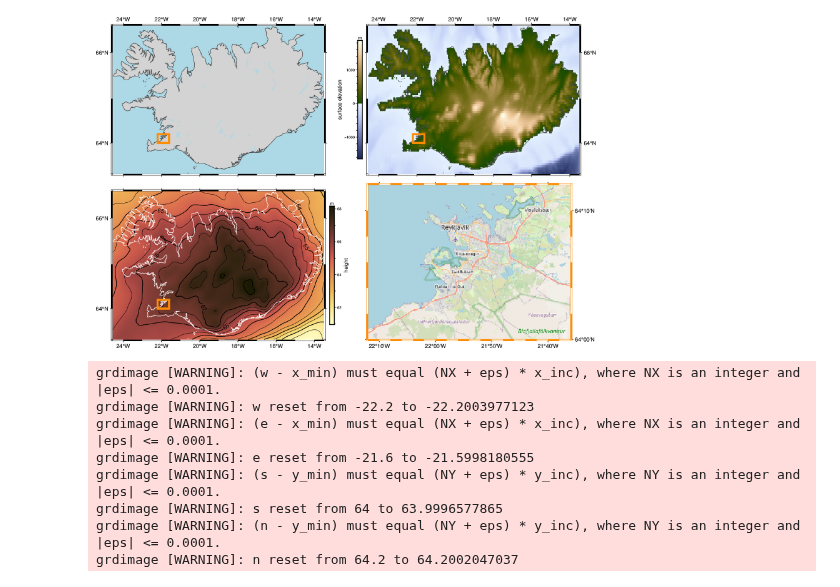
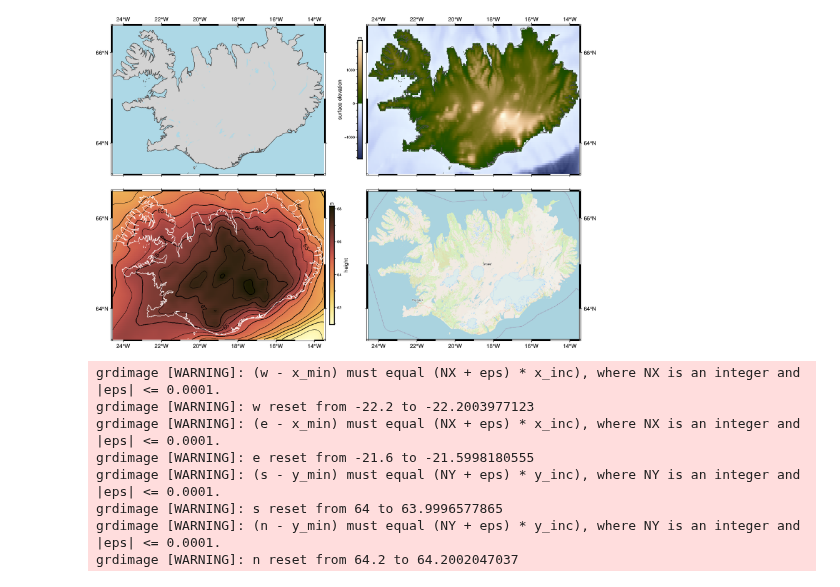
Before and after one commit to GenericMappingTools/pygmt-paper-figures, a Jupyter notebook: pygmt_paper_backgroundmaps_grdimage_contextily.ipynb, the cells around one changed output. Cells and saved outputs as stored; diff of their text form; code cells hidden in the pictures.

Commit message:
Use same study area for all maps

```diff
--- a/pygmt_paper_backgroundmaps_grdimage_contextily.ipynb
+++ b/pygmt_paper_backgroundmaps_grdimage_contextily.ipynb
@@ -2,18 +2,9 @@
 import pygmt
 
 
-region_main = "IS"  # country code for Iceland ("IS")
-args_base = {"region":region_main, "projection":"M12c"}
-args_grid = {"resolution":"03m", "region":region_main}
-
-lon_min = -22.2
-lon_max = -21.6
-lat_min = 64
-lat_max = 64.2
-region_rect = [lon_min, lon_max, lat_min, lat_max]
-x = [lon_min, lon_max, lon_max, lon_min, lon_min]
-y = [lat_min, lat_min, lat_max, lat_max, lat_min]
-args_rect = {"x":x, "y":y, "pen":"3p,darkorange"}
+region = "IS"  # country code for Iceland ("IS")
+args_base = {"region":region, "projection":"M12c"}
+args_grid = {"resolution":"03m", "region":region}
 
 
 fig = pygmt.Figure()
@@ -22,7 +13,6 @@ fig = pygmt.Figure()
 # TOP LEFT
 fig.basemap(frame=["WsNe", "af"], **args_base)
 fig.coast(land="lightgray", water="lightblue", shorelines="1/0.5p,gray30")
-fig.plot(**args_rect)
 
 fig.shift_origin(xshift="w+2.5c")
 
@@ -34,7 +24,6 @@ grid_relief = pygmt.datasets.load_earth_relief(**args_grid)
 fig.grdimage(grid=grid_relief, cmap="SCM/oleron")
 fig.colorbar(frame=["x+lsurface elevation", "y+lm"], position="JLM")
 fig.coast(shorelines="1/0.5p,gray30")
-fig.plot(**args_rect)
 
 fig.shift_origin(xshift="-w-2.5c", yshift="-h-1c")
 
@@ -55,21 +44,19 @@ fig.grdimage(grid=grid_geoid, cmap="SCM/lajolla")
 fig.grdcontour(grid=grid_geoid)
 fig.colorbar(frame=["x+lheight", "y+lm"], position="JRM")
 fig.coast(shorelines="1/0.5p,white")
-fig.plot(**args_rect)
 
 fig.shift_origin(xshift="+w+2.5c")
 
 # -----------------------------------------------------------------------------
 # BOTTOM RIGHT
-pygmt.config(MAP_FRAME_PEN="darkorange")
 fig.tilemap(
-    region=region_rect,  # Area around Reykjavik
-    projection="M11.5c",
+    region=fig.region,  # Area around Reykjavik
+    projection="M12c",
     # Set level of details (0-22)
     # Higher levels mean a zoom level closer to the Earth's surface with
     # more tiles covering a smaller geographic area and thus more details
     # and vice versa. Please note, not all zoom levels are always available.
-    zoom=10,
+    zoom=7,
     # Use tiles from OpenStreetMap tile server
     source="https://{s}.tile.openstreetmap.org/{z}/{x}/{y}.png",
     frame=["wSnE", "af"],
@@ -88,4 +75,4 @@ grdimage [WARNING]: n reset from 64.2 to 64.2002047037
-[figure, old version]
+[figure, new version]
 # %%
 import pygmt
 
```
Also changed, not shown: parts of 1 cell of this notebook.
